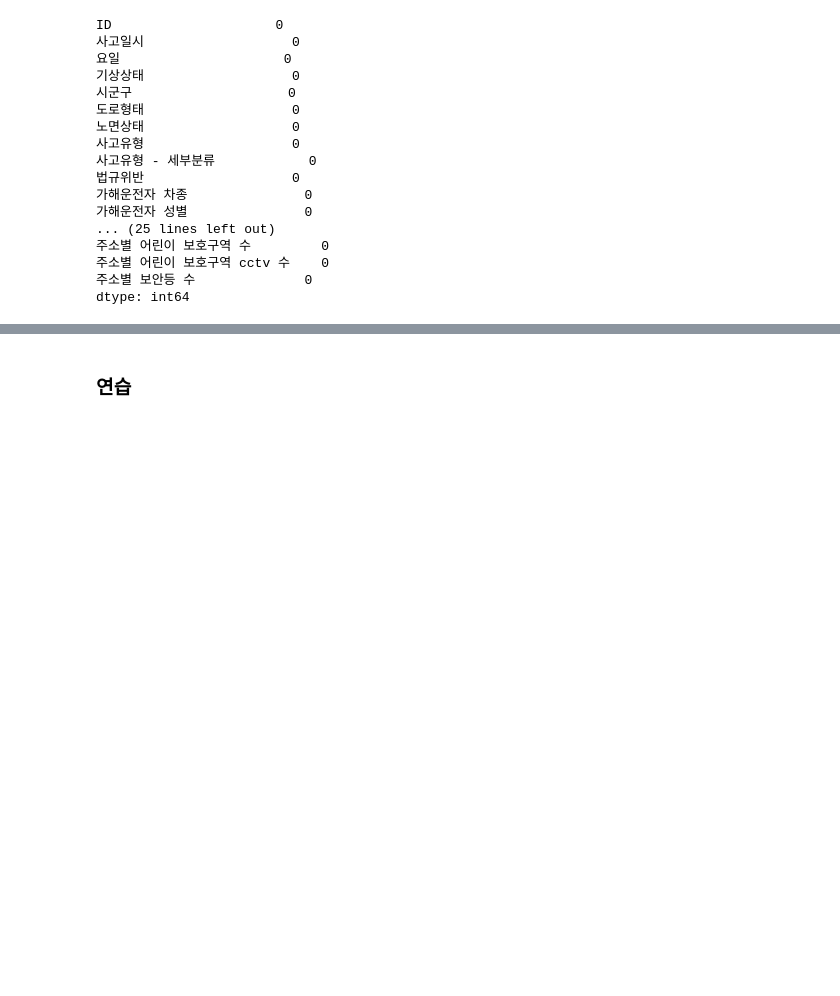
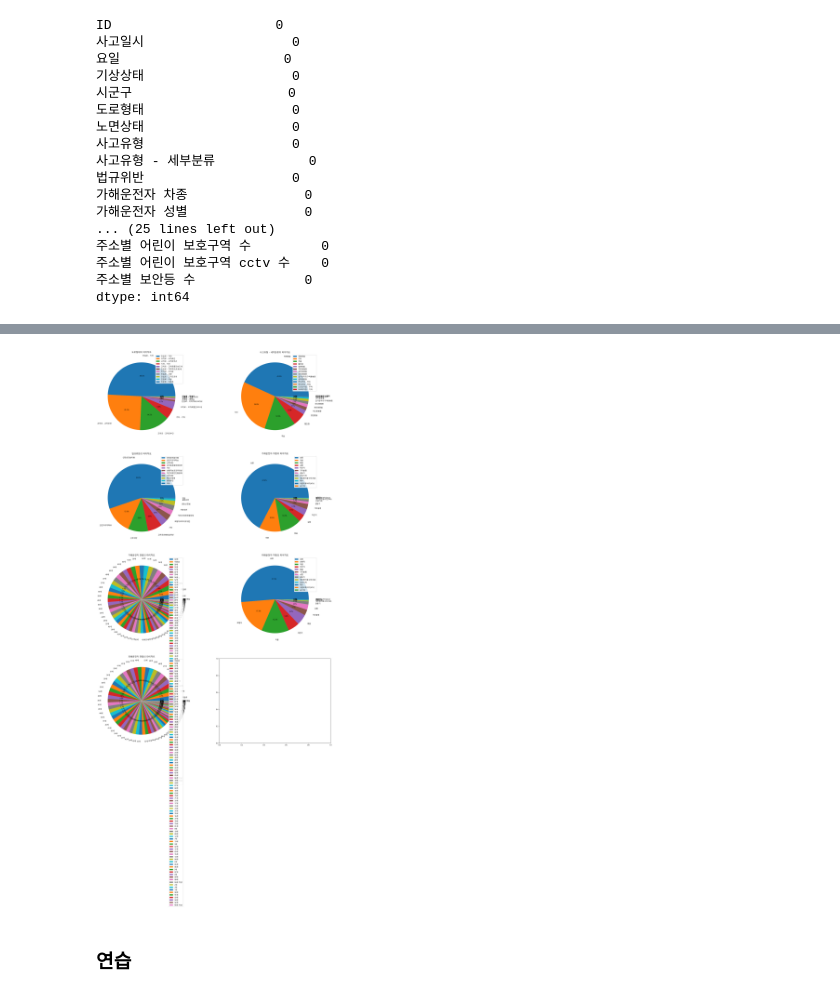
Before and after one commit to nyeokinyeoki/dacon_accident, a Jupyter notebook: accident.ipynb, the cells around one changed output, grey strips where cells are left out. Cells and saved outputs as stored; diff of their text form; code cells hidden in the pictures; blank space fills up the shorter version.

```diff
--- a/accident.ipynb
+++ b/accident.ipynb
@@ -698,3 +935,24 @@ dtype: int64
+# %%
+fig, axes = plt.subplots(figsize=(25,40), nrows=4, ncols=2)
+plt.rcParams["font.family"] = "Malgun Gothic"
+plt.rcParams["axes.unicode_minus"] = False
+
+col_ob_sel = object_select.columns
+
+List_pie = ['도로형태', '사고유형 - 세부분류', '법규위반', '가해운전자 차종', '가해운전자 연령', '피해운전자 차종', '피해운전자 연령']
+
+for L in range(len(List_pie)) :
+    ax = axes[L//2][L%2]
+
+    val_cnt = df_train_join[List_pie[L]].value_counts()
+
+    ax.pie(val_cnt, labels=val_cnt.index, labeldistance=1.2, autopct="%.1f%%")
+    ax.set_title(List_pie[L]+"의 파이차트")
+    ax.legend(loc="upper right")
+
+plt.show()
+# %% [output]
+[figure, added]
 # %% [markdown]
 ### 연습
 # %%
```
Also changed, not shown: parts of 22 cells of this notebook.
